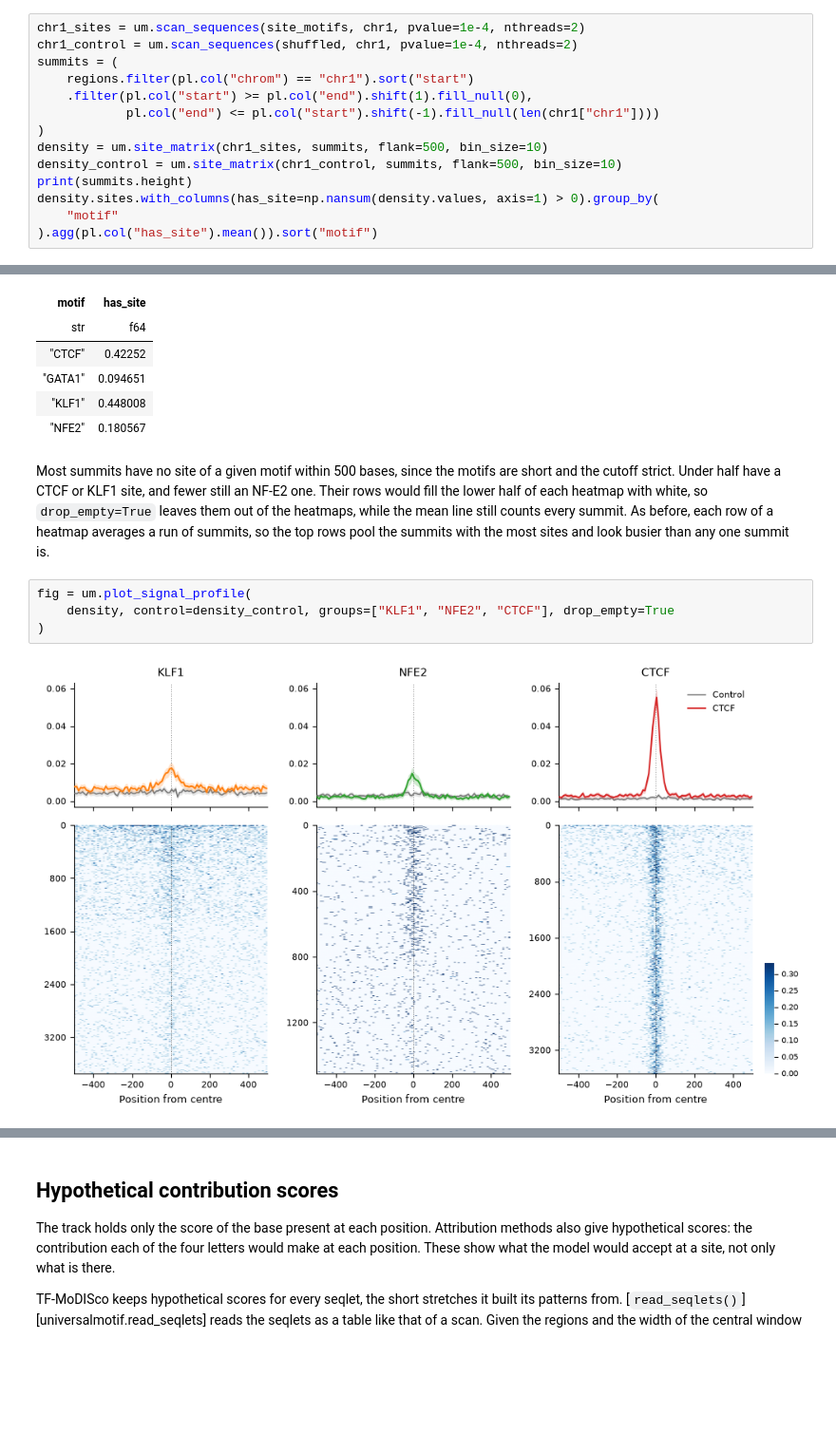
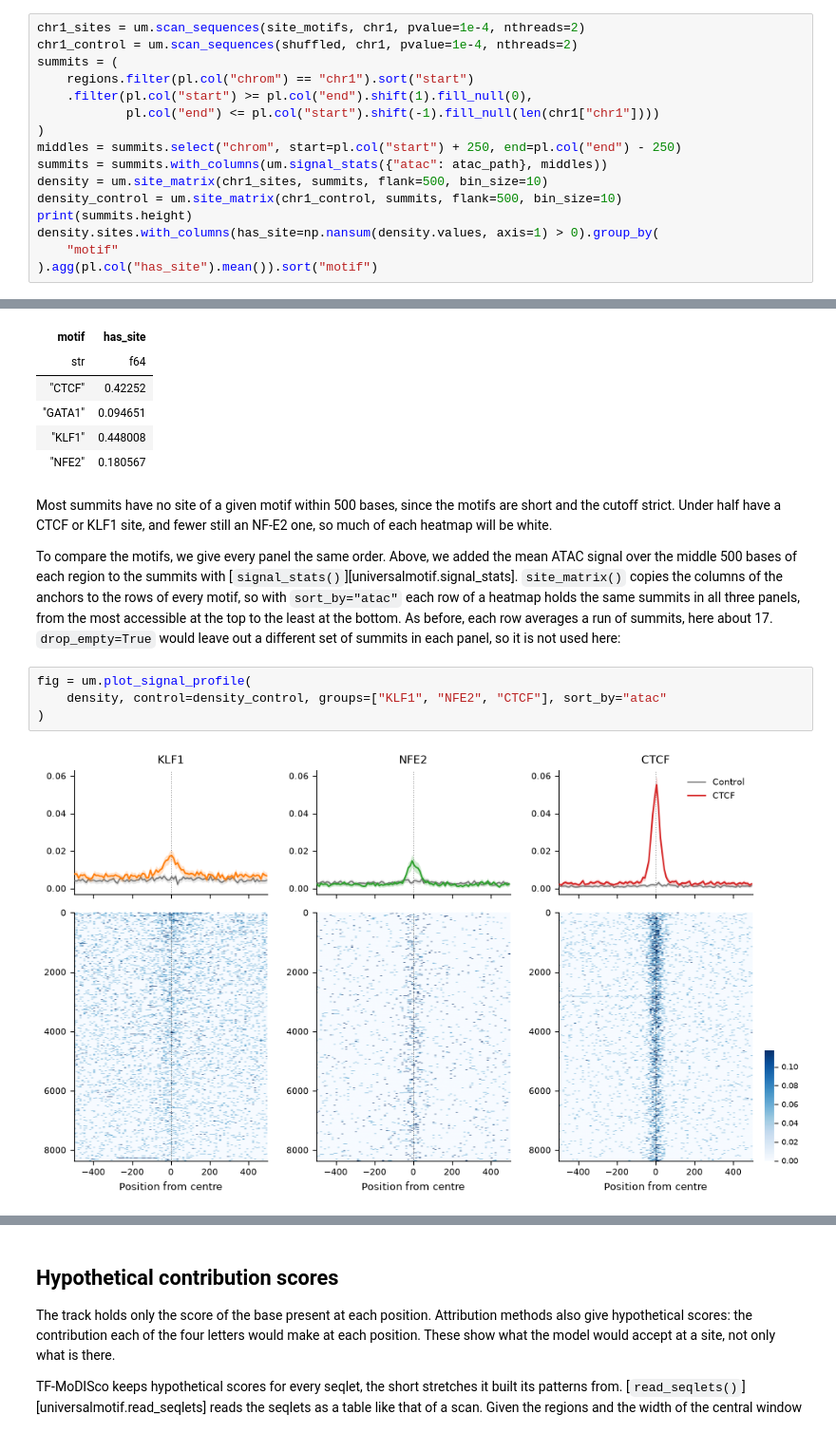
Before and after one commit to bjmt/universalmotif-py, a Jupyter notebook: docs/guides/deep-learning.ipynb, the cells around one changed output, grey strips where cells are left out. Shown at 95% size. Drawn from its saved outputs; the diff is of its cells as text; blank space fills up the shorter version.

Commit message:
Order the site density panels of the deep learning guide by the ATAC signal at each summit

```diff
--- a/docs/guides/deep-learning.ipynb
+++ b/docs/guides/deep-learning.ipynb
@@ -297,6 +297,8 @@ summits = (
     .filter(pl.col("start") >= pl.col("end").shift(1).fill_null(0),
             pl.col("end") <= pl.col("start").shift(-1).fill_null(len(chr1["chr1"])))
 )
+middles = summits.select("chrom", start=pl.col("start") + 250, end=pl.col("end") - 250)
+summits = summits.with_columns(um.signal_stats({"atac": atac_path}, middles))
 density = um.site_matrix(chr1_sites, summits, flank=500, bin_size=10)
 density_control = um.site_matrix(chr1_control, summits, flank=500, bin_size=10)
 print(summits.height)
@@ -315,17 +317,23 @@ shape: (4, 2)
 # %% [markdown]
 Most summits have no site of a given motif within 500 bases, since the
 motifs are short and the cutoff strict. Under half have a CTCF or KLF1
-site, and fewer still an NF-E2 one. Their rows would fill the lower half
-of each heatmap with white, so `drop_empty=True` leaves them out of the
-heatmaps, while the mean line still counts every summit. As before, each
-row of a heatmap averages a run of summits, so the top rows pool the
-summits with the most sites and look busier than any one summit is.
+site, and fewer still an NF-E2 one, so much of each heatmap will be white.
+
+To compare the motifs, we give every panel the same order. Above, we added
+the mean ATAC signal over the middle 500 bases of each region to the
+summits with [`signal_stats()`][universalmotif.signal_stats].
+`site_matrix()` copies the columns of the anchors to the rows of every
+motif, so with `sort_by="atac"` each row of a heatmap holds the same
+summits in all three panels, from the most accessible at the top to the
+least at the bottom. As before, each row averages a run of summits, here
+about 17. `drop_empty=True` would leave out a different set of summits in
+each panel, so it is not used here:
 # %%
 fig = um.plot_signal_profile(
-    density, control=density_control, groups=["KLF1", "NFE2", "CTCF"], drop_empty=True
+    density, control=density_control, groups=["KLF1", "NFE2", "CTCF"], sort_by="atac"
 )
 # %% [output]
-[figure, old version]
+[figure, new version]
 # %% [markdown]
 CTCF sites gather tightly at the summits, within about 50 bases, and NF-E2
 sites do too, though fewer summits have one. KLF1 sites are spread over the
```
Also changed, not shown: parts of 1 cell of this notebook.
